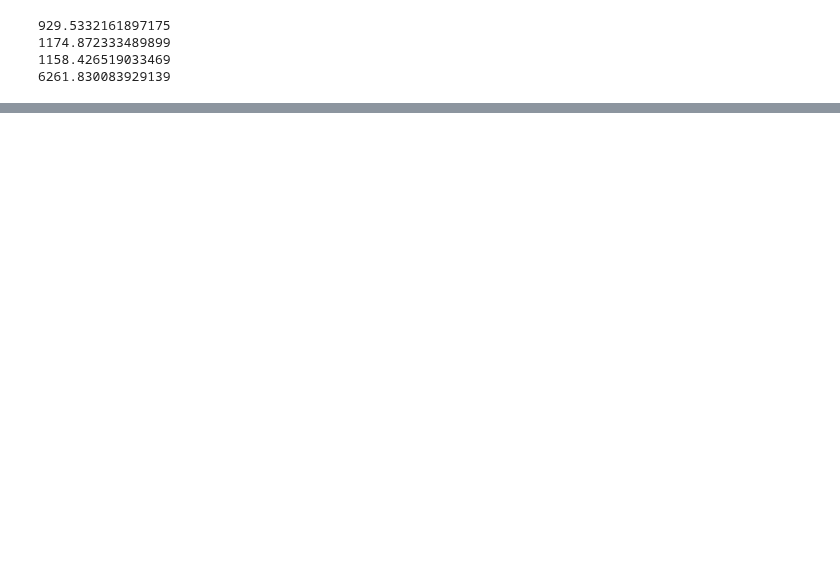
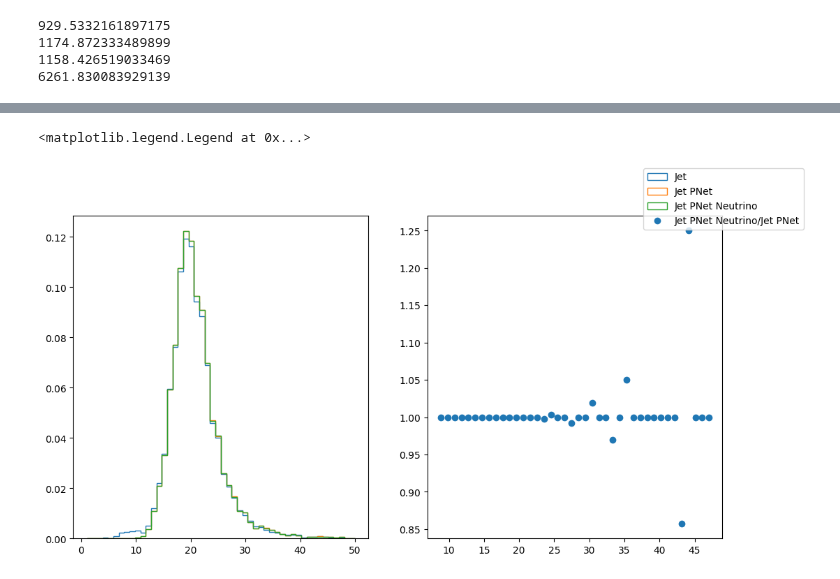
Before and after one commit to PocketCoffea/AnalysisConfigs, a Jupyter notebook: notebooks/neutrino_matching_test.ipynb, the cells around one changed output, grey strips where cells are left out. Saved outputs shown, nothing was run; the diff lists cells and outputs as text; code cells hidden in the pictures; blank space fills up the shorter version.

```diff
--- a/notebooks/neutrino_matching_test.ipynb
+++ b/notebooks/neutrino_matching_test.ipynb
@@ -255,0 +289,16 @@ print(gen_jet_neutrino_4vec_tot.py[-3], gen_jet_neutrino_4vec_tot.py[-3][2])
+# %%
+mask_bin=(GenJetMatched.pt>17) & (GenJetMatched.pt<20) &(GenJetMatched.eta>-3.5) & (GenJetMatched.eta<-3)
+
+fig, (ax1, ax2) = plt.subplots(1, 2, figsize=(12, 6))
+ax1.hist(ak.flatten(JetMatched.pt[mask_bin]), bins=50, range=(1, 50), histtype='step', label='Jet', density=True)
+ax1.hist(ak.flatten(JetMatched.ptPNet[mask_bin]), bins=50, range=(1, 50), histtype='step', label='Jet PNet', density=True)
+ax1.hist(ak.flatten(JetMatched.ptPNetNeutrino[mask_bin]), bins=50, range=(1, 50), histtype='step', label='Jet PNet Neutrino', density=True)
+
+pt_reg_neutrino=np.histogram(ak.to_numpy(ak.flatten(JetMatched.ptPNetNeutrino[mask_bin]), allow_missing=True),   bins=50, range=(1, 50))
+pt_reg=np.histogram(ak.to_numpy(ak.flatten(JetMatched.ptPNet[mask_bin]), allow_missing=True),   bins=50, range=(1, 50))
+# plot ratio
+ax2.plot(pt_reg_neutrino[1][:-1], pt_reg_neutrino[0]/pt_reg[0], 'o', label='Jet PNet Neutrino/Jet PNet')
+fig.legend()
+# %% [output]
+<matplotlib.legend.Legend at 0x...>
+[figure, added]
```
Also changed, not shown: parts of 15 cells of this notebook, 9 other files.
